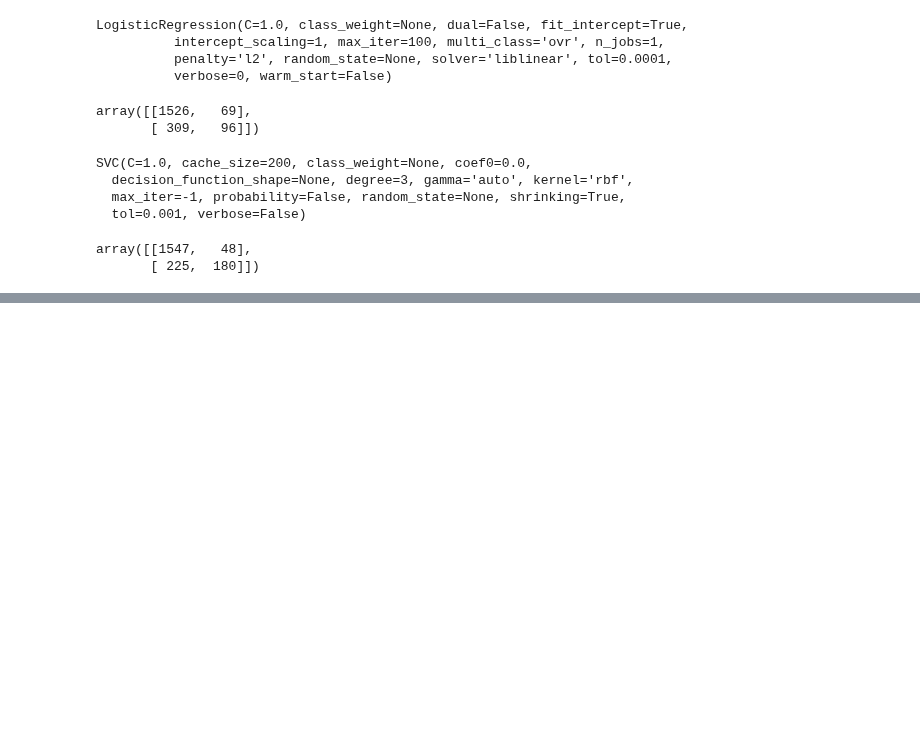
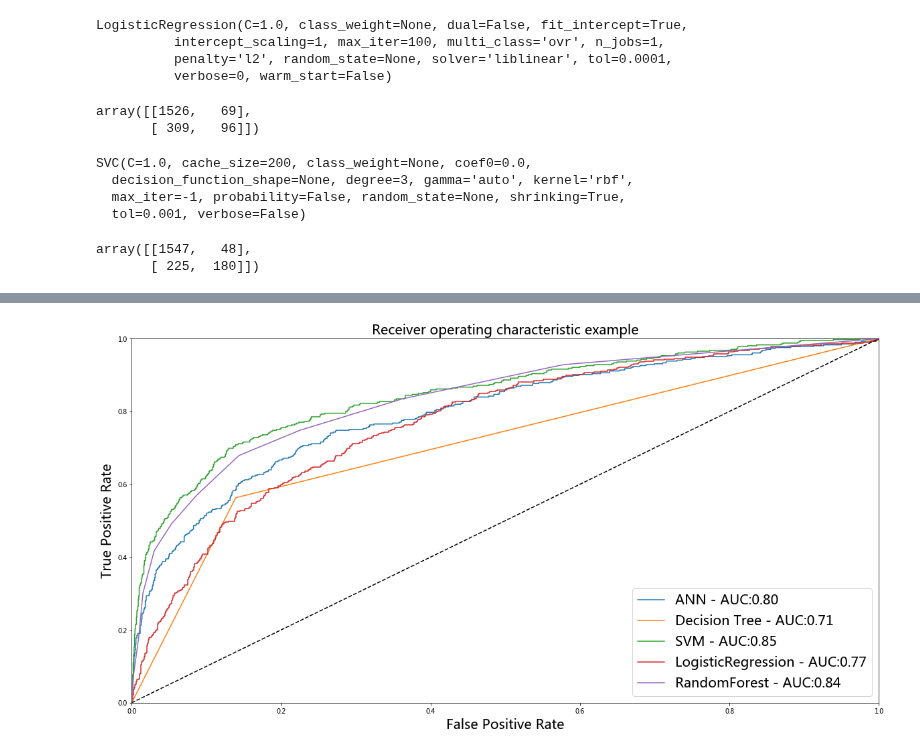
Before and after one commit to ywchiu/fuboni, a Jupyter notebook: Demo20171221.ipynb, the cells around one changed output, grey strips where cells are left out. Saved outputs shown, nothing was run; the diff lists cells and outputs as text; code cells hidden in the pictures; blank space fills up the shorter version.

```diff
--- a/Demo20171221.ipynb
+++ b/Demo20171221.ipynb
@@ -344,0 +452,22 @@ array([[1547,   48],
+# %%
+from sklearn.metrics import auc
+plt.figure(figsize= [20,10])
+for clf, title in zip([classifier,clf1,clf2,clf3, clf4], ['ANN','Decision Tree', 'SVM', 'LogisticRegression', 'RandomForest']):
+    if title != 'ANN':
+        probas_ = clf.fit(X_train, y_train).predict_proba(X_test)
+        fpr, tpr, thresholds = roc_curve(y_test, probas_[:, 1])
+    else:
+        y_pred = clf.predict(X_test)
+        fpr, tpr, thresholds = roc_curve(y_test, y_pred)
+    plt.plot(fpr, tpr, label='%s - AUC:%.2f'%(title, auc(fpr, tpr)) )
+
+plt.plot([0, 1], [0, 1], 'k--')
+plt.xlim([0.0, 1.0])
+plt.ylim([0.0, 1.0])
+plt.xlabel('False Positive Rate', fontsize = 20)
+plt.ylabel('True Positive Rate', fontsize = 20)
+plt.title('Receiver operating characteristic example', fontsize = 20)
+plt.legend(loc="lower right", fontsize = 20)
+plt.show()
+# %% [output]
+[figure, added]
```
Also changed, not shown: parts of 18 cells of this notebook.
